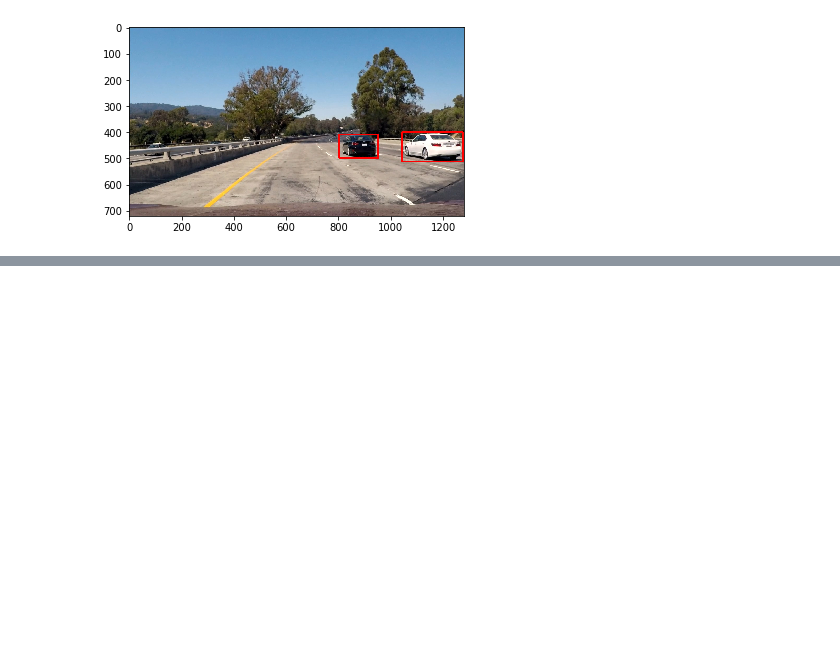
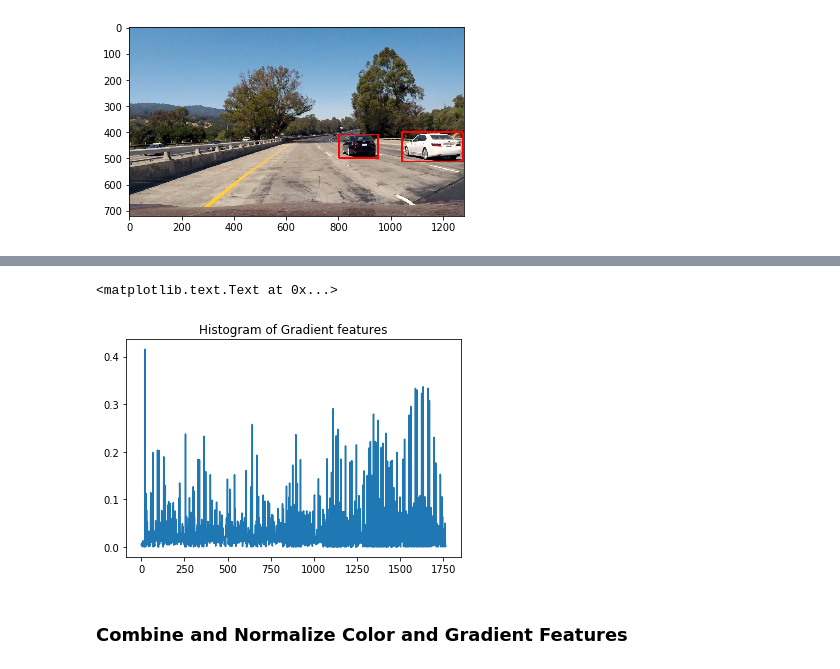
Before and after one commit to vinny-palumbo/AutonomousCars-VehicleDetection, a Jupyter notebook: pipeline.ipynb, the cells around one changed output, grey strips where cells are left out. Saved outputs shown, nothing was run; the diff lists cells and outputs as text; code cells hidden in the pictures; blank space fills up the shorter version.

```diff
--- a/pipeline.ipynb
+++ b/pipeline.ipynb
@@ -123,0 +170,11 @@ plt.title('Spatially Binned Features')
+# %%
+features = features.ravel()
+
+# Plot features
+plt.plot(features)
+plt.title('Histogram of Gradient features')
+# %% [output]
+<matplotlib.text.Text at 0x...>
+[figure, added]
+# %% [markdown]
+### Combine and Normalize Color and Gradient Features
```
Also changed, not shown: parts of 13 cells of this notebook, 6 other files.
